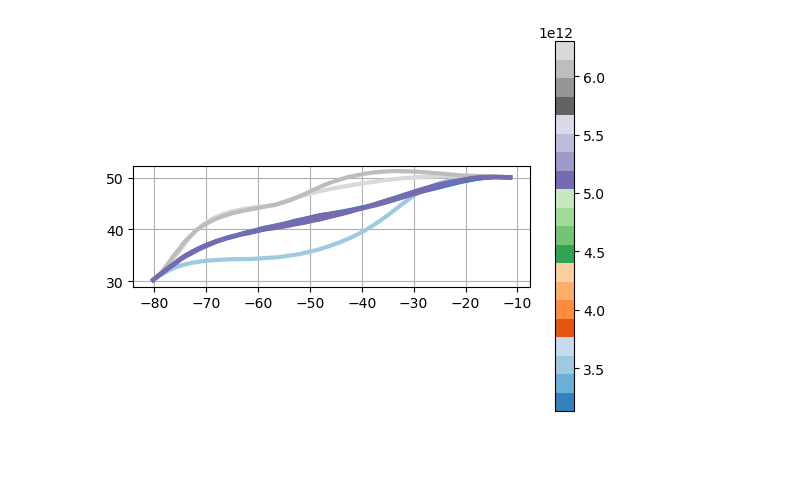
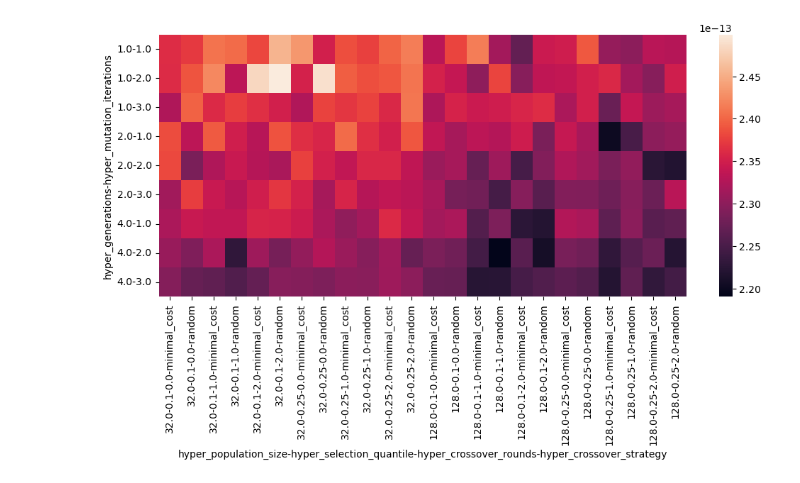
Before and after one commit to willirath/ship_routing, a Jupyter notebook: tuning/02_hyperparameter_tuning_analysis.ipynb, the cells around one changed output. Cells and saved outputs as stored; diff of their text form; code cells hidden in the pictures; blank space fills up the shorter version.

```diff
--- a/tuning/02_hyperparameter_tuning_analysis.ipynb
+++ b/tuning/02_hyperparameter_tuning_analysis.ipynb
@@ -81,0 +134,16 @@ Index(['hyper_population_size', 'hyper_random_seed',
+# %%
+columns_independent_algo = [
+    "hyper_population_size",
+    # 'hyper_num_individuals',
+    "hyper_generations",
+    "hyper_mutation_iterations",
+    # 'hyper_mutation_width_fraction_warmup',
+    # 'hyper_mutation_displacement_fraction_warmup',
+    # 'hyper_selection_acceptance_rate',
+    "hyper_crossover_strategy",
+    "hyper_crossover_rounds",
+    # 'hyper_offspring_size',
+    "hyper_selection_quantile",
+]
+values_independent_algo = df.loc[:, columns_independent_algo].apply(set, axis=0)
+values_independent_algo
@@ -133,7 +187,14 @@ sns.heatmap(
-# %%
-ax = df.sort_values(by="elite_cost_absolute").reset_index().groupby(
-    ["journey_name", "journey_speed_knots", "hyper_ignore_hazards"]
-).first().plot(column="elite_cost_absolute", alpha=1, cmap="tab20c", linewidth=3, legend=True)
-ax.grid()
-# %% [output]
-[figure, removed]
+# %%
+ax = sns.heatmap(
+    (
+        df.groupby(columns_independent_algo).elite_cost_relative.min()
+        / df.seed_cost.min()
+    )
+    .unstack(0)
+    .unstack(-1)
+    .unstack(-1)
+    .unstack(-1),
+)
+plt.gcf().set_figwidth(12)
+# %% [output]
+[figure, added]
```
Also changed, not shown: parts of 21 cells of this notebook, 1 other file.
